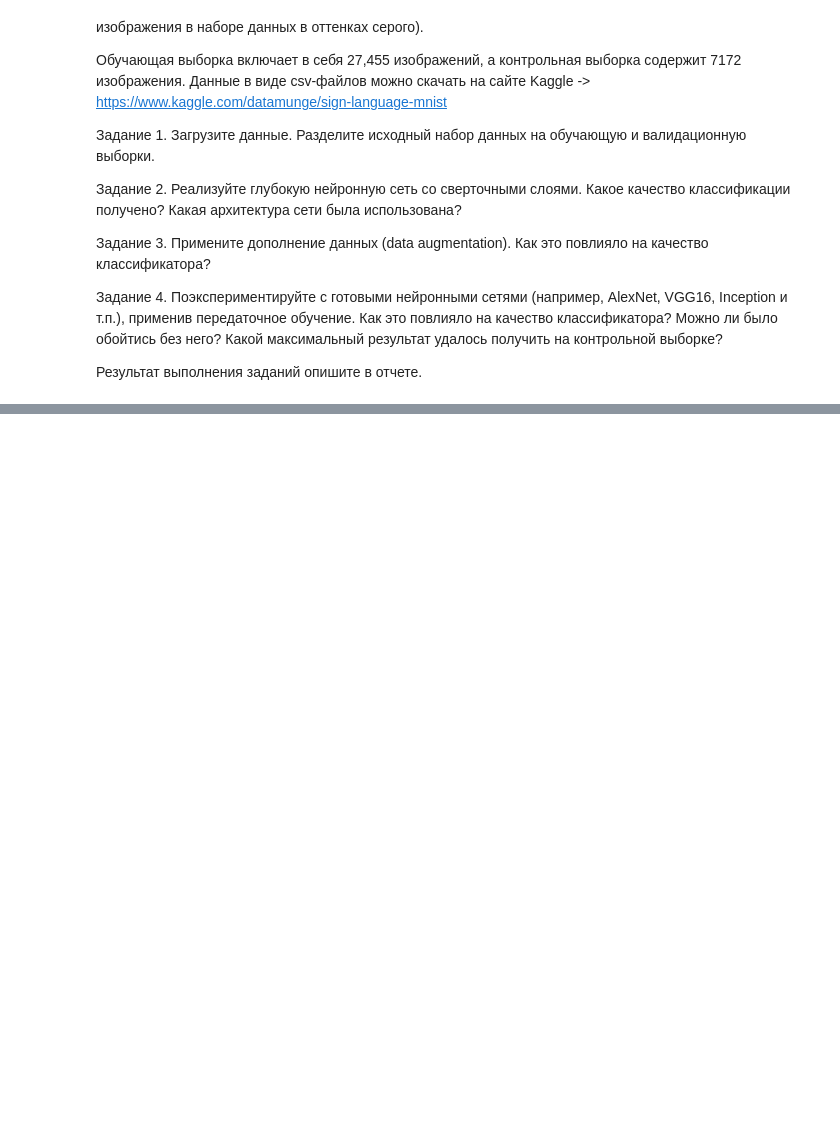
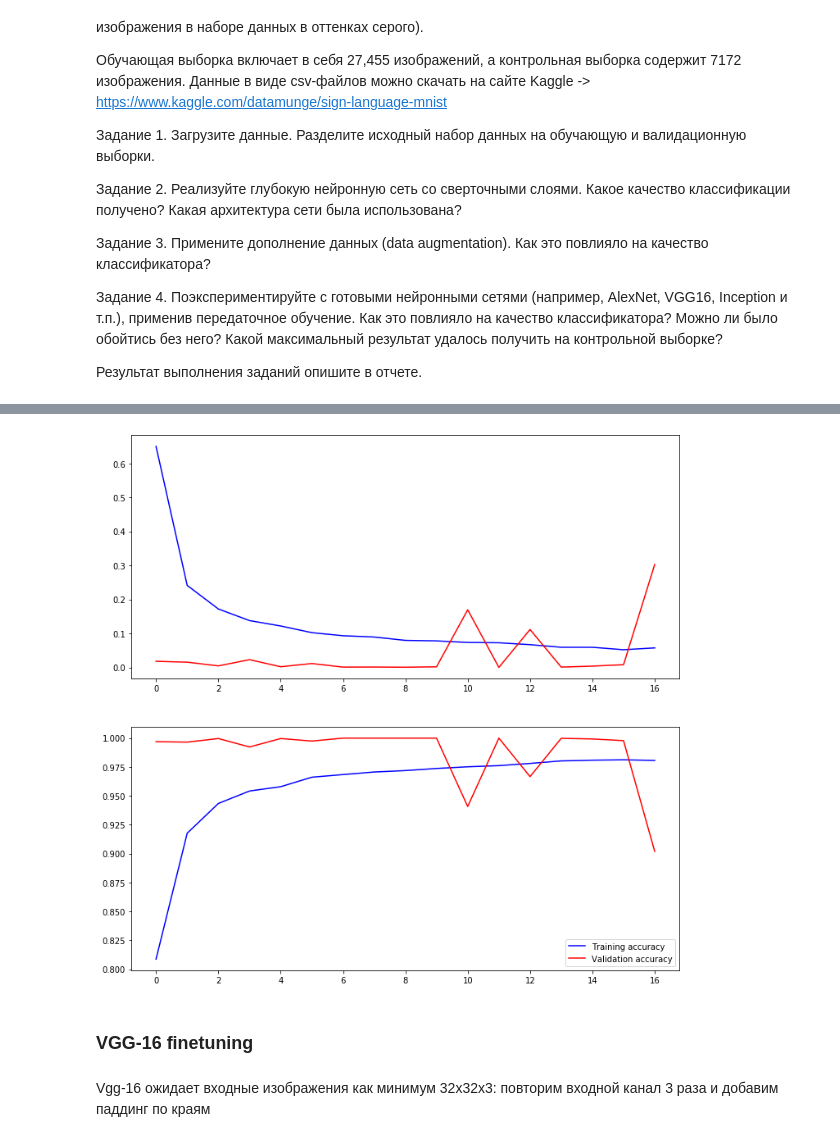
Before and after one commit to denmoroz/mo-labs-2, a Jupyter notebook: Lab6.ipynb, the cells around one changed output, grey strips where cells are left out. Cells and saved outputs as stored; diff of their text form; code cells hidden in the pictures; blank space fills up the shorter version.

```diff
--- a/Lab6.ipynb
+++ b/Lab6.ipynb
@@ -21,0 +53,6 @@
+# %%
+train_labels = train_data['label'].values
+test_labels = test_data['label'].values
+
+train_labels = [9 if label == 24 else label for label in train_labels]
+test_labels = [9 if label == 24 else label for label in test_labels]
@@ -21,0 +236,12 @@
+# %%
+from tensorflow.keras.callbacks import EarlyStopping
+
+history = model.fit(
+    train_generator,
+    epochs=50,
+    validation_data=val_generator,
+    workers=4,
+    callbacks=[EarlyStopping(patience=5)]
+)
+
+model.evaluate(test_generator)
@@ -21,0 +267,16 @@
+# %%
+fig, (ax1, ax2) = plt.subplots(2, 1, figsize=(12, 12))
+ax1.plot(history.history['loss'], color='b', label="Training loss")
+ax1.plot(history.history['val_loss'], color='r', label="validation loss")
+
+ax2.plot(history.history['accuracy'], color='b', label="Training accuracy")
+ax2.plot(history.history['val_accuracy'], color='r',label="Validation accuracy")
+
+plt.legend()
+plt.show()
+# %% [output]
+[figure, added]
+# %% [markdown]
+### VGG-16 finetuning
+# %% [markdown]
+Vgg-16 ожидает входные изображения как минимум 32x32x3: повторим входной канал 3 раза и добавим паддинг по краям
```
Also changed, not shown: parts of 19 cells of this notebook.
